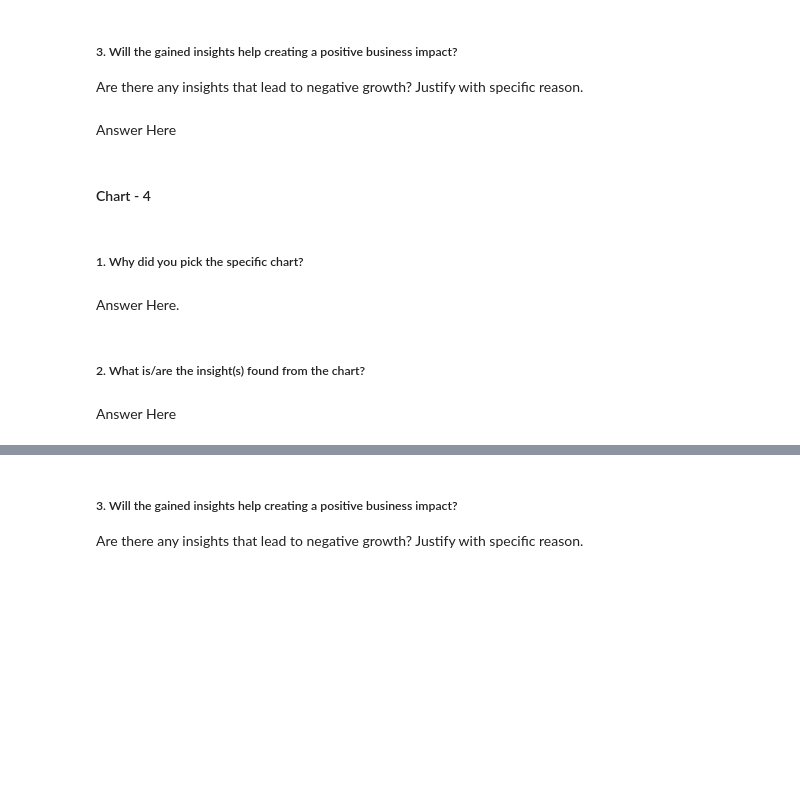
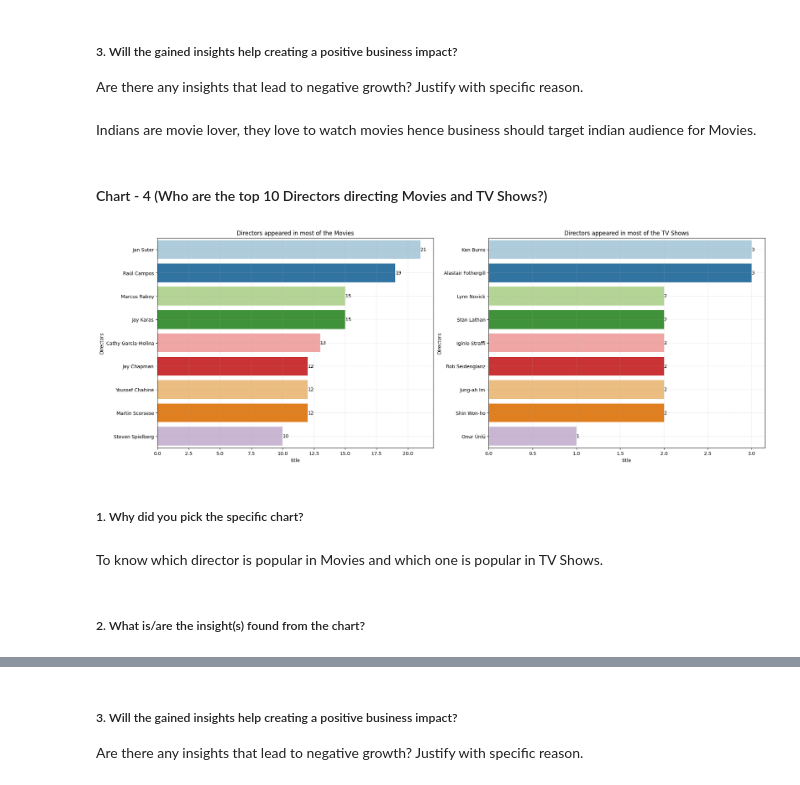
Before and after one commit to Nileshkl/Unsupervised-ML--Netflix-Movies-and-TV-Shows-Clustering, a Jupyter notebook: Capstone_Project_Unsupervised_ML_Netflix_Movies_and_TV_Shows_Clustering.ipynb, the cells around one changed output, grey strips where cells are left out. Cells and saved outputs as stored; diff of their text form; code cells hidden in the pictures; blank space fills up the shorter version.

```diff
--- a/Capstone_Project_Unsupervised_ML_Netflix_Movies_and_TV_Shows_Clustering.ipynb
+++ b/Capstone_Project_Unsupervised_ML_Netflix_Movies_and_TV_Shows_Clustering.ipynb
@@ -353,7 +897,3 @@ Answer Here
 # %% [markdown]
 ##### 3. Will the gained insights help creating a positive business impact?
 Are there any insights that lead to negative growth? Justify with specific reason.
-# %% [markdown]
-Answer Here
-# %% [markdown]
-#### Chart - 4
@@ -362,8 +900,23 @@ Answer Here
+# %% [markdown]
+Indians are movie lover, they love to watch movies hence business should target indian audience for Movies.
+# %% [markdown]
+#### Chart - 4 (Who are the top 10 Directors directing Movies and TV Shows?)
+# %%
+# Top 10 Directors in Movies and TV Shows
+plt.figure(figsize=(23,8))
+for i,j,k in ((df_movies, 'Movies',0),(df_tvshows, 'TV Shows',1)):
+  plt.subplot(1,2,k+1)
+  df_director = i.groupby(['Directors']).agg({'title':'nunique'}).reset_index().sort_values(by=['title'],ascending=False)[1:10]
+  plots= sns.barplot(y = "Directors",x = 'title', data = df_director, palette='Paired')
+  plt.title(f'Directors appeared in most of the {j}')
+  plt.grid(linestyle='--', linewidth=0.3)
+  plots.bar_label(plots.containers[0])
+plt.show()
+# %% [output]
+[figure, added]
 # %% [markdown]
 ##### 1. Why did you pick the specific chart?
-# %% [markdown]
-Answer Here.
+# %% [markdown]
+To know which director is popular in Movies and which one is popular in TV Shows.
 # %% [markdown]
 ##### 2. What is/are the insight(s) found from the chart?
-# %% [markdown]
-Answer Here
```
Also changed, not shown: parts of 179 cells of this notebook.
